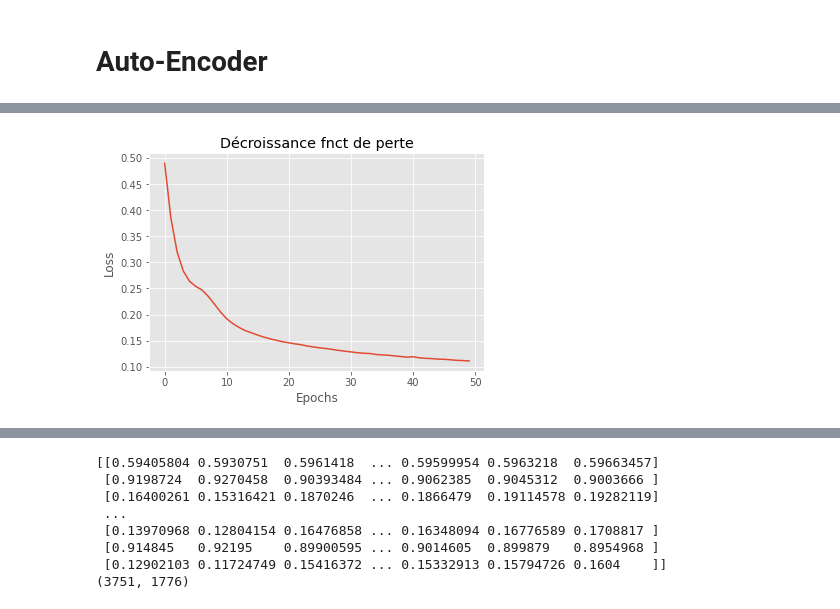
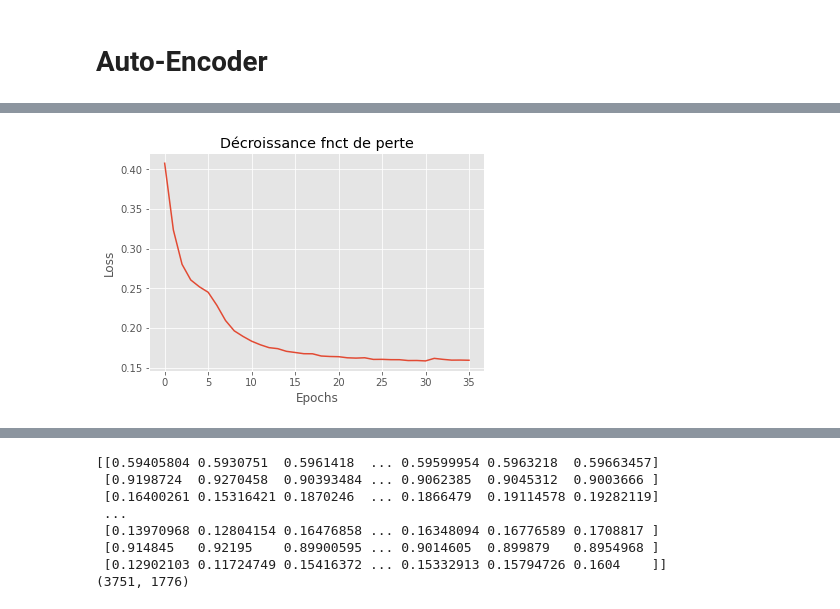
Before and after one commit to flotep/bioresponse, a Jupyter notebook: bioresponse.ipynb, the cells around one changed output, grey strips where cells are left out. Cells and saved outputs as stored; diff of their text form; code cells hidden in the pictures.

```diff
--- a/bioresponse.ipynb
+++ b/bioresponse.ipynb
@@ -893,0 +927,24 @@ model.compile(
+# %%
+#Input of the model
+input_shape = (1776,)
+inputs = keras.Input(shape=input_shape)
+print(inputs.shape)
+print(inputs.dtype)
+drop_out_1 = layers.Dropout(0.2)(inputs)
+#Model layers
+hidden1 = layers.Dense(256, activation="relu")(drop_out_1)
+drop_out_2 = layers.Dropout(0.2)(hidden1)
+hidden2 = layers.Dense(128, activation="relu")(drop_out_2)
+drop_out_3 = layers.Dropout(0.2)(hidden2)
+hidden3 = layers.Dense(128, activation="relu")(drop_out_3)
+drop_out_4 = layers.Dropout(0.2)(hidden3)
+hidden4 = layers.Dense(64, activation="relu")(drop_out_4)
+outputs = layers.Dense(1, activation ="sigmoid")(hidden4)
+model = keras.Model(inputs=inputs, outputs=outputs,name="initial_model")
+callback = tf.keras.callbacks.EarlyStopping(monitor='val_loss', patience=5)
+#Compile model
+model.compile(
+    loss=tf.keras.losses.BinaryCrossentropy(), #Evaluate the model with the log loss
+    optimizer=keras.optimizers.SGD(learning_rate=0.01),
+    metrics=["accuracy"]
+)
@@ -1451,8 +1498,6 @@ Z2 = std.fit_transform(X_train) #version array
 #Auto-Encodeur modèle http://eric.univ-lyon2.fr/~ricco/tanagra/fichiers/fr_Tanagra_Keras_Autoencoder.pdf
 input_shape = (1776,) #1776 descriptors
 inputsL = keras.Input(shape=input_shape)
-
-#Model layers
 hiddenL = layers.Dense(2,activation='sigmoid')(inputsL) #activity_regularizer=regularizers.l1(10e-6)
 outputL = layers.Dense(1776,activation='linear')(hiddenL)
 
@@ -1463,6 +1508,6 @@ model_ae.compile(
     loss=keras.losses.MeanSquaredError(),
     #loss=tf.keras.losses.BinaryCrossentropy(from_logits=True), #Evaluate the model with the log loss
     optimizer=keras.optimizers.Adam(), #ou Adagrad avec haut LR
-    #metrics=[soft_acc] #Compute accuracy for a regression model
-
 )
+#Entrainement
+histori_ae=model_ae.fit(scale_X_train,df_y_train, batch_size=64, epochs= 100, validation_split=0.2,callbacks=callback)
@@ -1473,3 +1535,0 @@ keras.utils.plot_model(model_ae, "my_first_model_show_shape.png", show_shapes=Tr
-# %%
-#Entrainement
-histori_ae=model_ae.fit(scale_X_train,df_y_train, batch_size=75, epochs= 50, validation_split=0.2)
@@ -1501,9 +1543,9 @@ print(loss)
 # %%
 #affichage de l'évolution de l'apprentissage
-plt.plot(histori_ae.history['loss'])
+plt.plot(histori_ae.history['val_loss'])
 plt.xlabel('Epochs')
 plt.ylabel('Loss')
 plt.title('Décroissance fnct de perte')
 plt.show()
 # %% [output]
-[figure, old version]
+[figure, new version]
```
Also changed, not shown: parts of 100 cells of this notebook.
